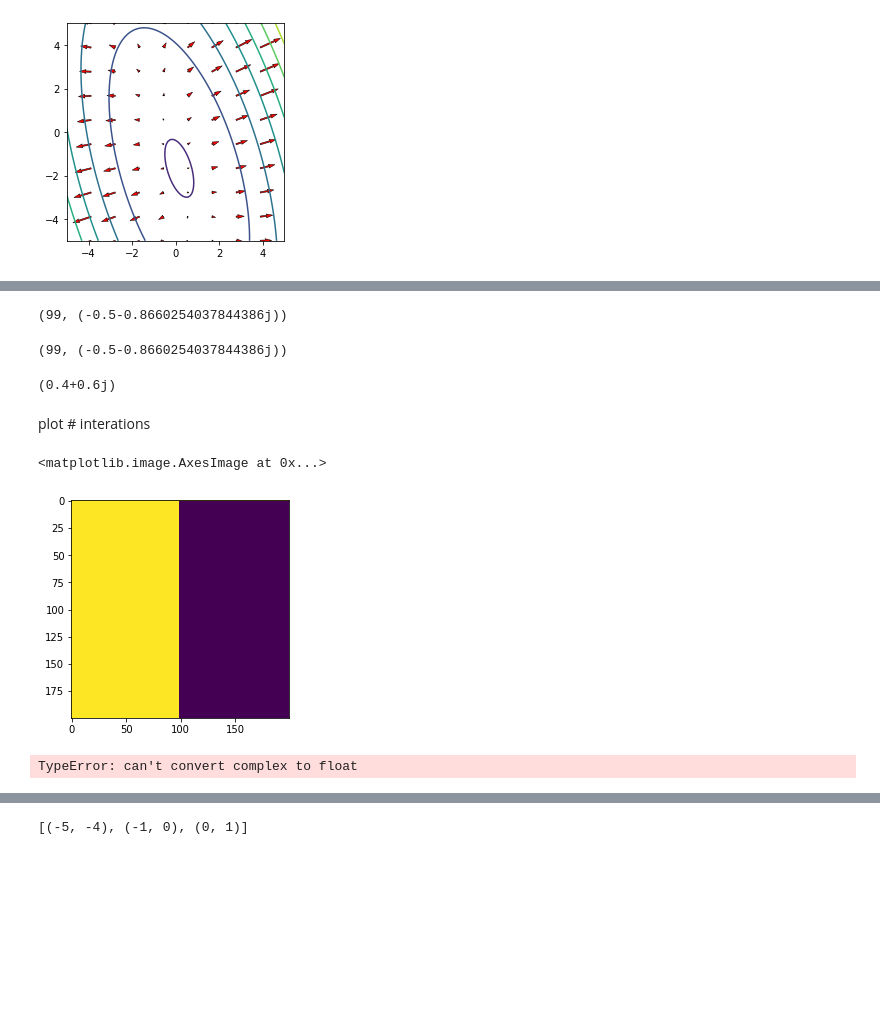
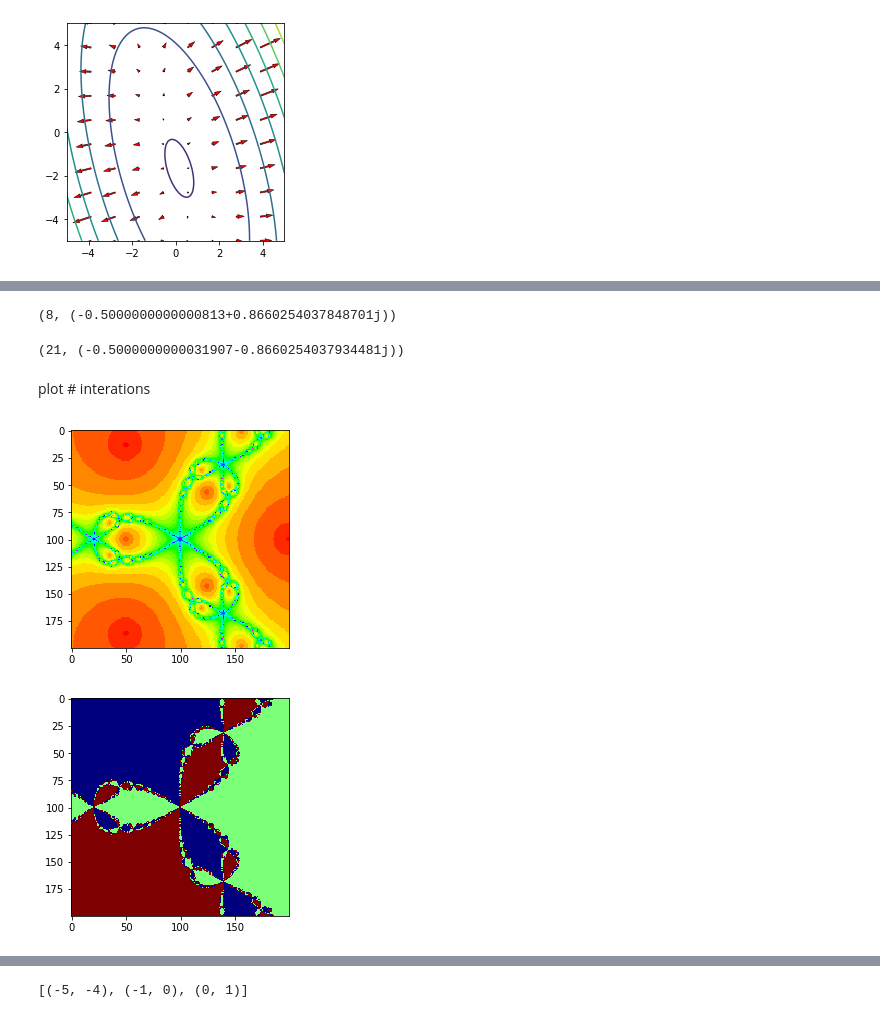
Before and after one commit to yanhann10/statistical_computing_course, a Jupyter notebook: Homework04.ipynb, the cells around one changed output, grey strips where cells are left out. Drawn from its saved outputs; the diff is of its cells as text; code cells hidden in the pictures; blank space fills up the shorter version.

```diff
--- a/Homework04.ipynb
+++ b/Homework04.ipynb
@@ -105,11 +105,14 @@ Write the following two plotting functions to see some (pretty) aspects of Newto
 ![img](figs/7_2B.png)
 # %%
 from scipy.optimize import newton
-def newton_iter(z, f, fprime, max_iter=100, tol=1e-6):
+def newton(z, f, fprime, max_iter=100, tol=1e-6):
     """iteratively apply newton-rhpason method till max_iter or abs func value below tol"""
     for i in range(max_iter):
-        while abs(f(z))>tol:
-            z = newton(f, z, fprime)
+
+        if abs(f(z))<tol:
+            break
+        else:
+            z = z - f(z)/fprime(z)
     return i, z
 # %%
 def f(z):
@@ -124,52 +129,50 @@ newton_iter(z0, f, fprime)
-# %%
-z0 = -0.6+0.8j
-newton_iter(-0.5-1j, f, fprime)
-# %% [output]
-(99, (-0.5-0.8660254037844386j))
+# %%
+z0 = -3+4j
+newton(z0, f, fprime)
+# %% [output]
+(8, (-0.5000000000000813+0.8660254037848701j))
 # %%
-z0 = -0.4-0.8j
-newton_iter(z0, f, fprime)
+z0 = -0.4-800j
+newton(z0, f, fprime)
 # %% [output]
-(99, (-0.5-0.8660254037844386j))
+(21, (-0.5000000000031907-0.8660254037934481j))
-# %%
-complex(0.4, 0.6)
-# %% [output]
-(0.4+0.6j)
 # %% [markdown]
 plot # interations
 # %%
-def plot_newton_iters(f, fprime, n=200, extent=[-1,1,-1,1]):
+def plot_newton_iters(f, fprime, n=200, extent=[-1,1,-1,1], cmap='hsv'):
     """store the iterations of newton method in a grid"""
     M_iters = np.zeros((n, n), int)
-    x=np.linspace(-1, 1, n)
-    y=np.linspace(-1, 1, n)
+    xmin, xmax, ymin, ymax= extent
+    x=np.linspace(xmin, xmax, n)
+    y=np.linspace(ymin, ymax, n)
     for i  in range(n):
         for j in range(n):
-            n, _ = newton_iter(complex(x[i], y[j]), f, fprime)
-            M_iters[i, j]= n
-    return M_iters
+            M_iters[j, i]= newton(complex(x[i], y[j]), f, fprime)[0]
+    plt.imshow(M_iters, cmap=cmap)
 
-plt.imshow(plot_newton_iters(f, fprime))
+plot_newton_iters(f, fprime, n=200, extent=[-1,1,-1,1], cmap='hsv')
 # %% [output]
-<matplotlib.image.AxesImage at 0x...>
-[figure, old version]
+[figure, new version]
 # %%
-def plot_newton_basins(f, fprime, n=200, extent=[-1,1,-1,1]):
+def plot_newton_basins(f, fprime, n=200, extent=[-1,1,-1,1], cmap='jet'):
     """store the identity of the root that the grid point converged to"""
-    M_basins = np.zeros((n, n), float)
-    x = np.linspace(-1, 1, n)
-    y = np.linspace(-1, 1, n)
-    #XX, YY = np.meshgrid(x, y)
-
+    M_basins = np.zeros((n, n))
+    roots = []
+    xmin, xmax, ymin, ymax= extent
+    x=np.linspace(xmin, xmax, n)
+    y=np.linspace(ymin, ymax, n)
     for i  in range(n):
         for j in range(n):
-            _, b = newton_iter(complex(x[i], y[j]), f, fprime)
-            M_basins[i, j]= b
-    return M_basins
+            # to align roots we need to round it to a certain precision points
+            root= np.round(newton(complex(x[i], y[j]), f, fprime)[1],2)
+            if root not in roots:
+                roots.append(root)
+            M_basins[j, i]= roots.index(root)
+    plt.imshow(M_basins, cmap=cmap)
 
-plt.imshow(plot_newton_basins(f, fprime))
+plot_newton_basins(f, fprime, n=200, extent=[-1,1,-1,1], cmap='jet')
 # %% [output]
-TypeError: can't convert complex to float
+[figure, added]
 # %% [markdown]
 **3**. (20 points)
 
```
Also changed, not shown: parts of 11 cells of this notebook.
